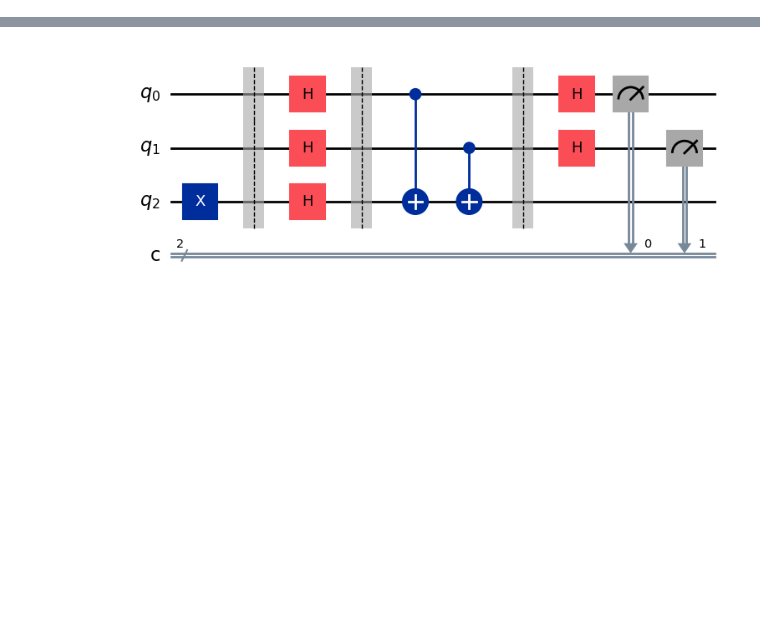
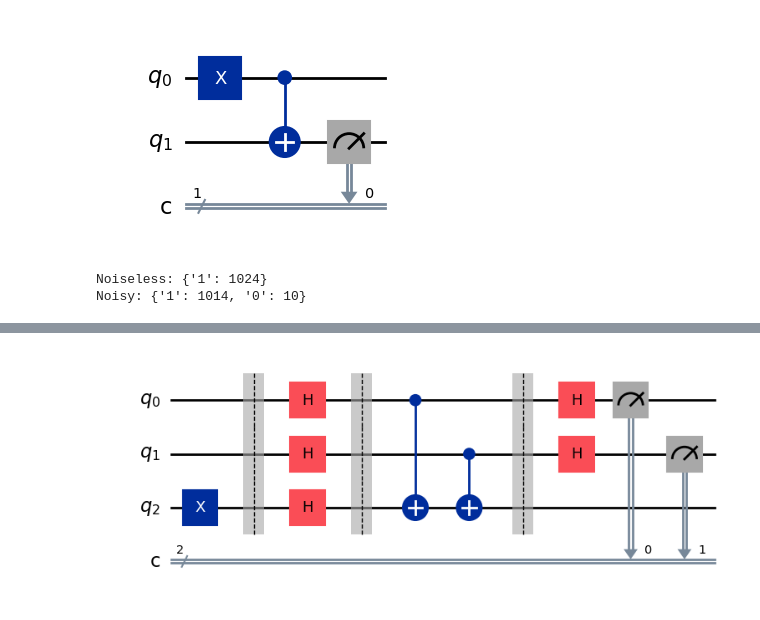
Before and after one commit to kacperpoluszejko/Quantum-Computing, a Jupyter notebook: Lab_2.ipynb, the cells around one changed output, grey strips where cells are left out. Cells and saved outputs as stored; diff of their text form; code cells hidden in the pictures; blank space fills up the shorter version.

```diff
--- a/Lab_2.ipynb
+++ b/Lab_2.ipynb
@@ -16,4 +19,56 @@ def deutsch_function(case: int):
     if case in [3, 4]:
         f.x(1)
     return f
+# %%
+case = 2
+
+# -----------------------
+# NOISELESS VERSION
+# -----------------------
+
+qc_ideal = QuantumCircuit(2, 1)
+
+# Manually choose the input
+qc_ideal.x(0)   # x = 1
+# lack of qc_ideal.x(0) means x = 0
+
+qc_ideal.compose(deutsch_function(case), inplace=True)
+
+qc_ideal.measure(1, 0)
+
+display(qc_ideal.draw("mpl"))
+
+sampler_ideal = StatevectorSampler()
+job_ideal = sampler_ideal.run([qc_ideal], shots=1024)
+result_ideal = job_ideal.result()
+counts_ideal = result_ideal[0].data.c.get_counts()
+
+print("Noiseless:", counts_ideal)
+
+
+# -----------------------
+# NOISY VERSION
+# -----------------------
+
+qc_noisy = qc_ideal.copy()
+
+backend = FakeKyiv()
+
+qc_transpiled = transpile(qc_noisy, backend)
+
+
+sampler_noisy = SamplerV2(backend)
+job_noisy = sampler_noisy.run([qc_transpiled], shots=1024)
+result_noisy = job_noisy.result()
+counts_noisy = result_noisy[0].data.c.get_counts()
+
+print("Noisy:", counts_noisy)
+
+# We obtain f(x) for a manually chosen input x.
+# To determine if the function is constant or balanced,
+# we must check both x = 0 and x = 1 separately.
+# %% [output]
+[figure, added]
+Noiseless: {'1': 1024}
+Noisy: {'1': 1014, '0': 10}
 # %%
```
Also changed, not shown: parts of 4 cells of this notebook.
